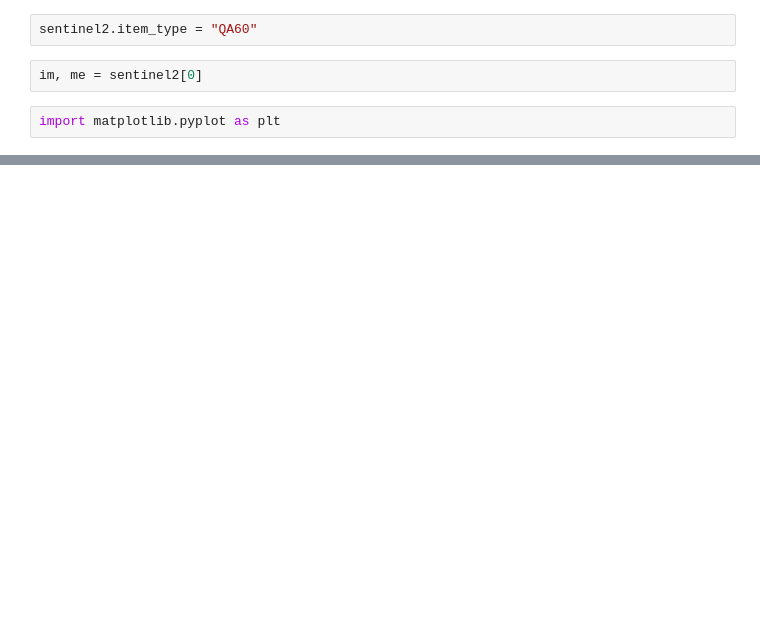
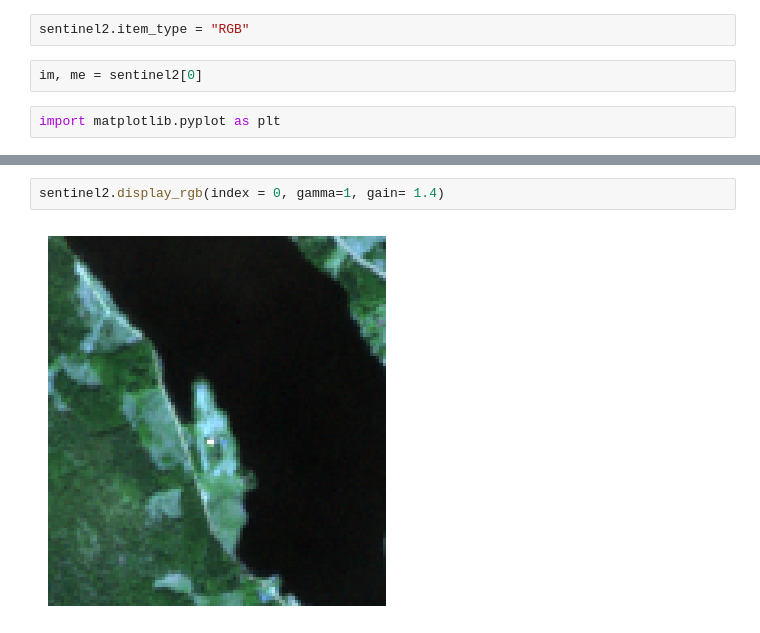
Before and after one commit to aalling93/gge, a Jupyter notebook: Notebooks/Sentinel2.ipynb, the cells around one changed output, grey strips where cells are left out. Cells and saved outputs as stored; diff of their text form; blank space fills up the shorter version.

Commit message:
added rgb sentine;2

```diff
--- a/Notebooks/Sentinel2.ipynb
+++ b/Notebooks/Sentinel2.ipynb
@@ -19,5 +21,5 @@ len(sentinel2)
 # %%
-sentinel2.item_type = "QA60"
+sentinel2.item_type = "RGB"
 # %%
 im, me = sentinel2[0]
 # %%
@@ -27,0 +33,4 @@ plt.colorbar()
+# %%
+sentinel2.display_rgb(index = 0, gamma=1, gain= 1.4)
+# %% [output]
+[figure, added]
```
Also changed, not shown: parts of 3 cells of this notebook, 2 other files.
